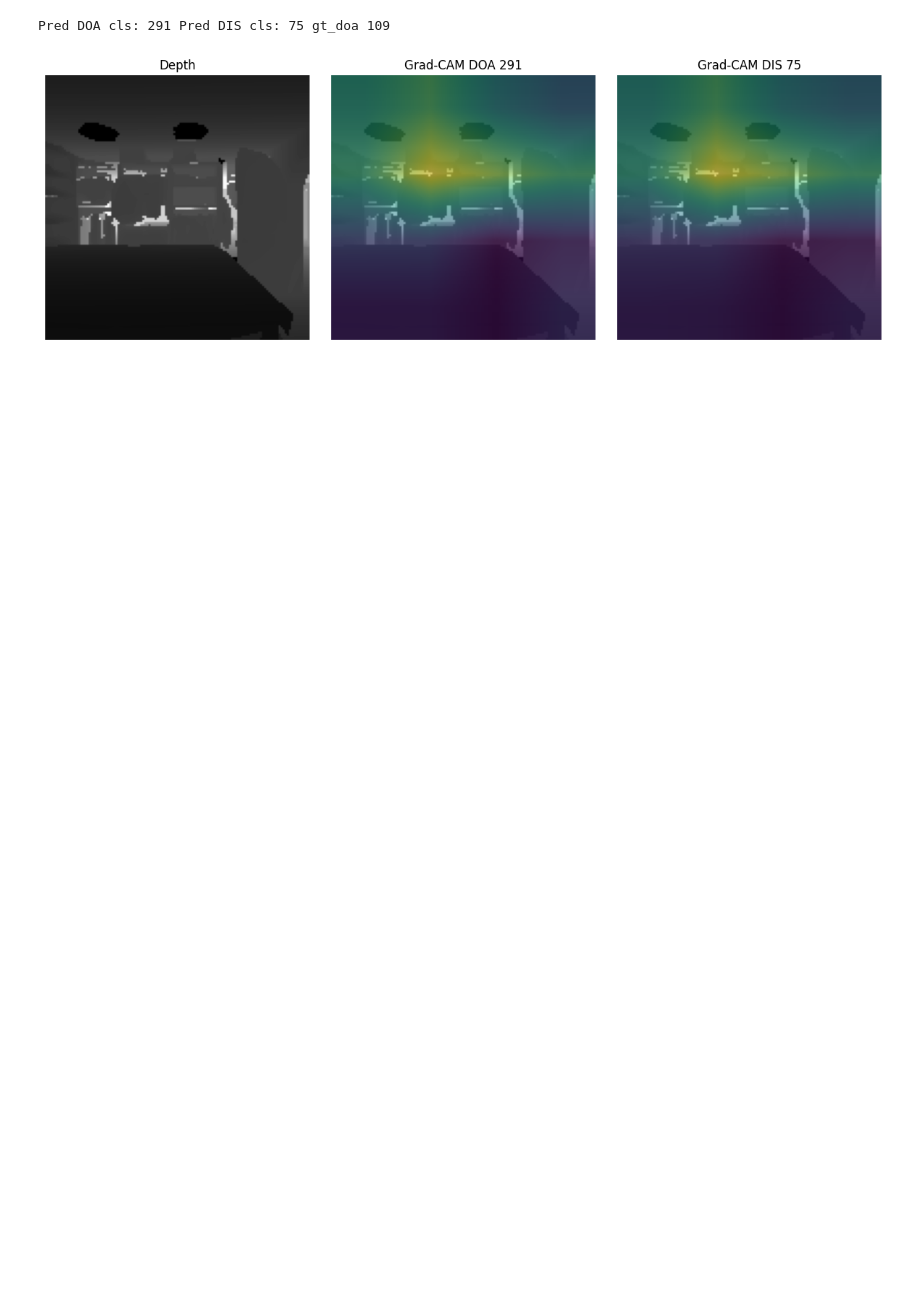
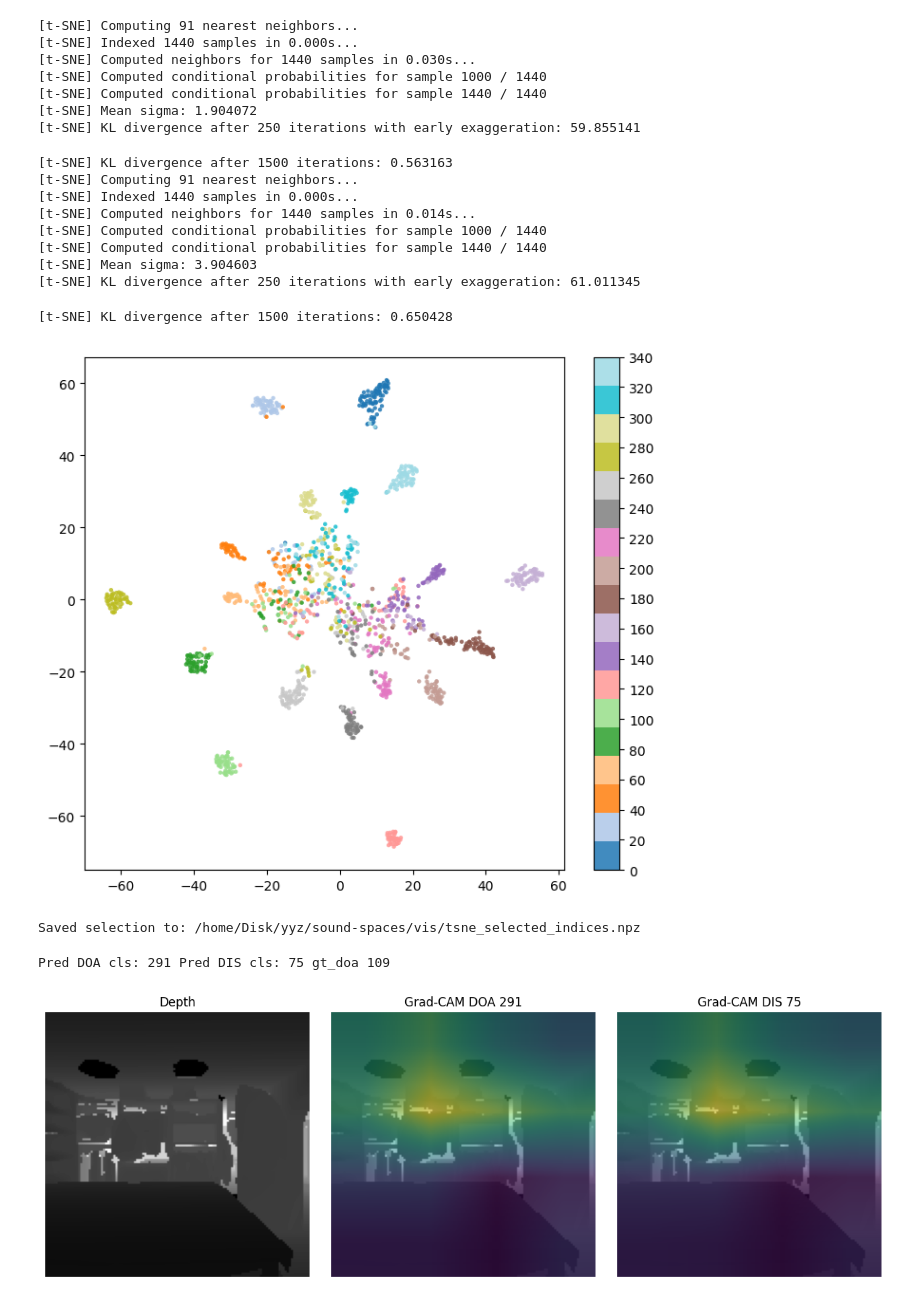
Before and after one commit to yizhuoyang/ss_nav, a Jupyter notebook: test_nertwork.ipynb, the cells around one changed output. Drawn from its saved outputs; the diff is of its cells as text; code cells hidden in the pictures; blank space fills up the shorter version.

```diff
--- a/test_nertwork.ipynb
+++ b/test_nertwork.ipynb
@@ -221,3 +477,68 @@ plt.plot(pred_dis)
+# %%
+TSNE_PERPLEXITY = 30
+TSNE_LR = 200
+TSNE_ITERS = 1500
+Z_fusion = run_tsne(X_fusion, seed=SEED)
+Z_audio  = run_tsne(X_audio,  seed=SEED)
+
+id_to_target = {v:k for k,v in target_to_id.items()}
+
+def plot_tsne(Z, y, title):
+    plt.figure(figsize=(7, 6))
+    cmap = plt.cm.get_cmap("tab20", len(TARGET_DEGS))
+    sc = plt.scatter(Z[:, 0], Z[:, 1], c=y, cmap=cmap, s=10, alpha=0.85, linewidths=0)
+    # plt.title(title)
+    # plt.axis("off")
+
+    ticks = np.arange(len(TARGET_DEGS))
+    cbar = plt.colorbar(sc, ticks=ticks)
+    cbar.ax.set_yticklabels([str(id_to_target[i]) for i in ticks])
+    # cbar.set_label(f"Target DOA (deg), bin=±{EPS_DEG}°, filtered by pred_err≤{MAX_PRED_ERR_DEG}°")
+    plt.tight_layout()
+    plt.savefig(
+    "vis/tsne_ours",
+    dpi=600,
+    transparent=True,
+    bbox_inches="tight",
+    pad_inches=0.02
+    )
+    plt.show()
+
+plot_tsne(Z_fusion, y, "t-SNE (Fusion features) — target angles 0,20,...,340 (±2°) + pred_err filter")
+# plot_tsne(Z_audio,  y, "t-SNE (Audio-only features) — SAME selected samples for fair comparison")
+# %% [output]
+[t-SNE] Computing 91 nearest neighbors...
+[t-SNE] Indexed 1440 samples in 0.000s...
+[t-SNE] Computed neighbors for 1440 samples in 0.030s...
+[t-SNE] Computed conditional probabilities for sample 1000 / 1440
+[t-SNE] Computed conditional probabilities for sample 1440 / 1440
+[t-SNE] Mean sigma: 1.904072
+[t-SNE] KL divergence after 250 iterations with early exaggeration: 59.855141
+[t-SNE] KL divergence after 1500 iterations: 0.563163
+[t-SNE] Computing 91 nearest neighbors...
+[t-SNE] Indexed 1440 samples in 0.000s...
+[t-SNE] Computed neighbors for 1440 samples in 0.014s...
+[t-SNE] Computed conditional probabilities for sample 1000 / 1440
+[t-SNE] Computed conditional probabilities for sample 1440 / 1440
+[t-SNE] Mean sigma: 3.904603
+[t-SNE] KL divergence after 250 iterations with early exaggeration: 61.011345
+[t-SNE] KL divergence after 1500 iterations: 0.650428
+[figure, added]
+# %%
+SAVE_PATH = "vis/tsne_selected_indices.npz"
+np.savez(
+    SAVE_PATH,
+    sel_idx=sel_idx.astype(np.int32),
+    y=y.astype(np.int32),
+    targets=np.array(TARGET_DEGS, dtype=np.int32),
+    eps_deg=np.int32(EPS_DEG),
+    max_pred_err_deg=np.int32(MAX_PRED_ERR_DEG),
+    k_per_target=np.int32(K_PER_TARGET),
+    seed=np.int32(SEED),
+)
+print("Saved selection to:", os.path.abspath(SAVE_PATH))
+# %% [output]
+Saved selection to: /home/Disk/yyz/sound-spaces/vis/tsne_selected_indices.npz
 # %%
 import torch
 import torch.nn.functional as F
```
Also changed, not shown: parts of 5 cells of this notebook, 8 other files.
